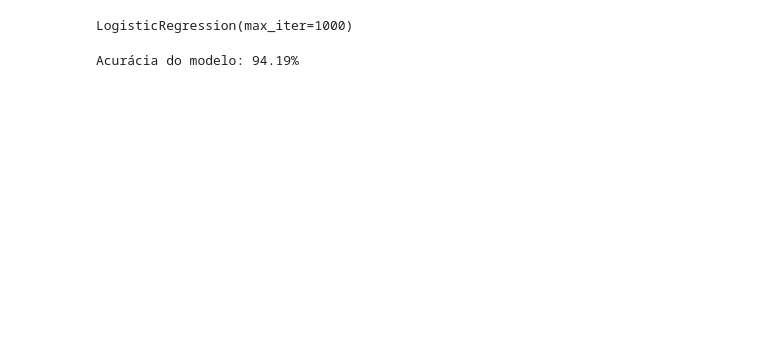
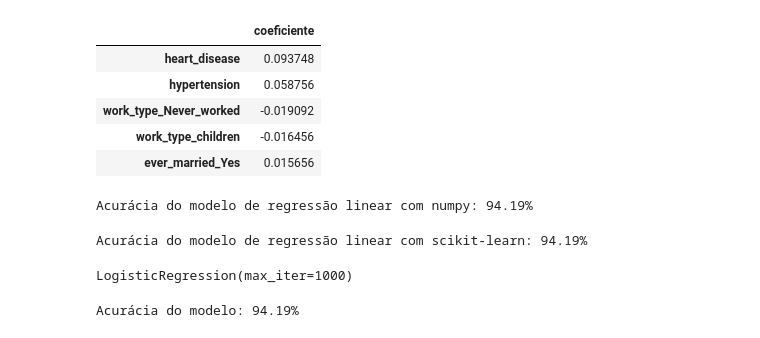
Before and after one commit to alanmath/classificador_algebra, a Jupyter notebook: main.ipynb, the cells around one changed output. Drawn from its saved outputs; the diff is of its cells as text; code cells hidden in the pictures; blank space fills up the shorter version.

```diff
--- a/main.ipynb
+++ b/main.ipynb
@@ -52,3 +126,37 @@ X_train, X_test, y_train, y_test = train_test_split(X, y, test_size=0.3, random_
+# %%
+# Criar um DataFrame com os coeficientes e os nomes das features
+coef_df_sklearn = pd.DataFrame(lin_reg.coef_, columns=['coeficiente'], index=X.columns)
+
+# Ordenar o DataFrame pelos maiores coeficientes em valor absoluto
+coef_df_sklearn['coef_abs'] = coef_df_sklearn['coeficiente'].apply(np.abs)
+coef_df_sklearn = coef_df_sklearn.sort_values(by='coef_abs', ascending=False).drop('coef_abs', axis=1)
+
+(coef_df_sklearn).head()
+# %% [output]
+|  | coeficiente |
+| heart_disease | 0.093748 |
+| hypertension | 0.058756 |
+| work_type_Never_worked | -0.019092 |
+| work_type_children | -0.016456 |
+| ever_married_Yes | 0.015656 |
+# %%
+def calc_accuracy(y_true, y_pred, threshold=0.5):
+    y_pred_binary = (y_pred > threshold).astype(int)
+    return accuracy_score(y_true, y_pred_binary)
+
+# Regressão linear com numpy
+y_pred_numpy = np.dot(X_test.astype(float), w) + b
+accuracy_numpy = calc_accuracy(y_test.astype(int), y_pred_numpy)
+print(f"Acurácia do modelo de regressão linear com numpy: {accuracy_numpy * 100:.2f}%")
+# %% [output]
+Acurácia do modelo de regressão linear com numpy: 94.19%
+# %%
+# Regressão linear com scikit-learn
+y_pred_sklearn = lin_reg.predict(X_test.astype(float))
+accuracy_sklearn = calc_accuracy(y_test.astype(int), y_pred_sklearn)
+print(f"Acurácia do modelo de regressão linear com scikit-learn: {accuracy_sklearn * 100:.2f}%")
+# %% [output]
+Acurácia do modelo de regressão linear com scikit-learn: 94.19%
 # %%
 model = LogisticRegression(max_iter=1000)  # Aumentar max_iter se necessário
 model.fit(X_train, y_train)
```
Also changed, not shown: parts of 9 cells of this notebook.
